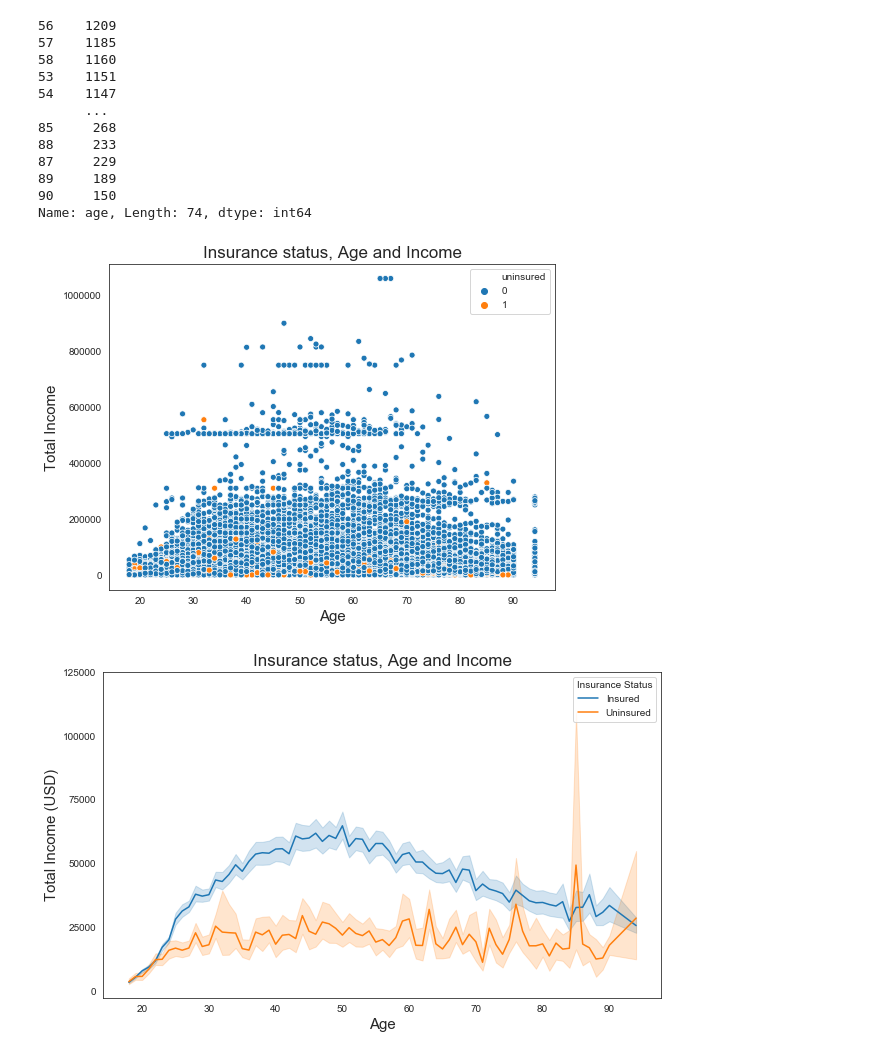
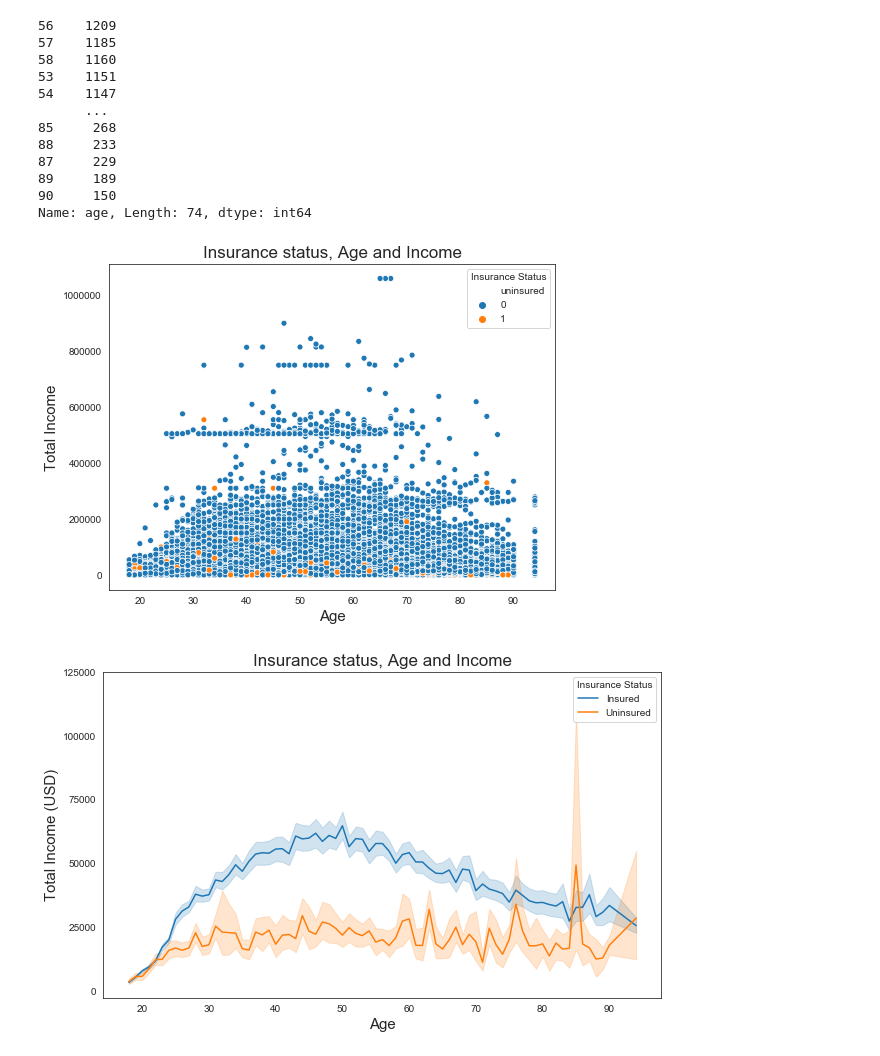
Before and after one commit to Lidetsal/Code_Practice, a Jupyter notebook: Data_vis.ipynb, the cells around one changed output. Drawn from its saved outputs; the diff is of its cells as text; code cells hidden in the pictures.

```diff
--- a/Data_vis.ipynb
+++ b/Data_vis.ipynb
@@ -103,16 +103,18 @@ Name: age, Length: 74, dtype: int64
 # %%
 plt.figure(figsize=(8,6))
 
 sns.scatterplot(data=training , x= 'age', y= 'total_income',
                 hue='uninsured')
 
 plt.title('Insurance status, Age and Income', fontsize=17)
 plt.xlabel('Age', fontsize=15)
 plt.ylabel('Total Income', fontsize=15)
+plt.legend(title='Insurance Status', loc='upper right', fontsize=10 )
+
 
 plt.show()
 # %% [output]
-[figure, old version]
+[figure, new version]
 # %%
 plt.figure(figsize=(10,6))
 sns.lineplot(data=training, x='age', y='total_income', hue='uninsured', )
```
Also changed, not shown: 4 other files.
